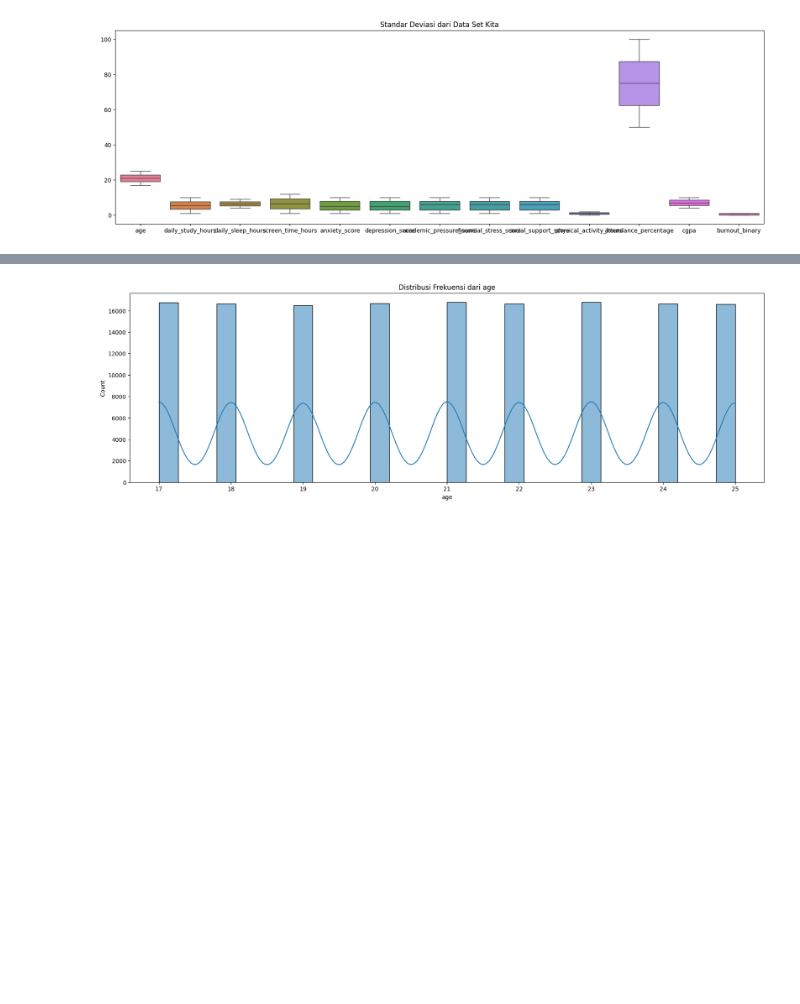
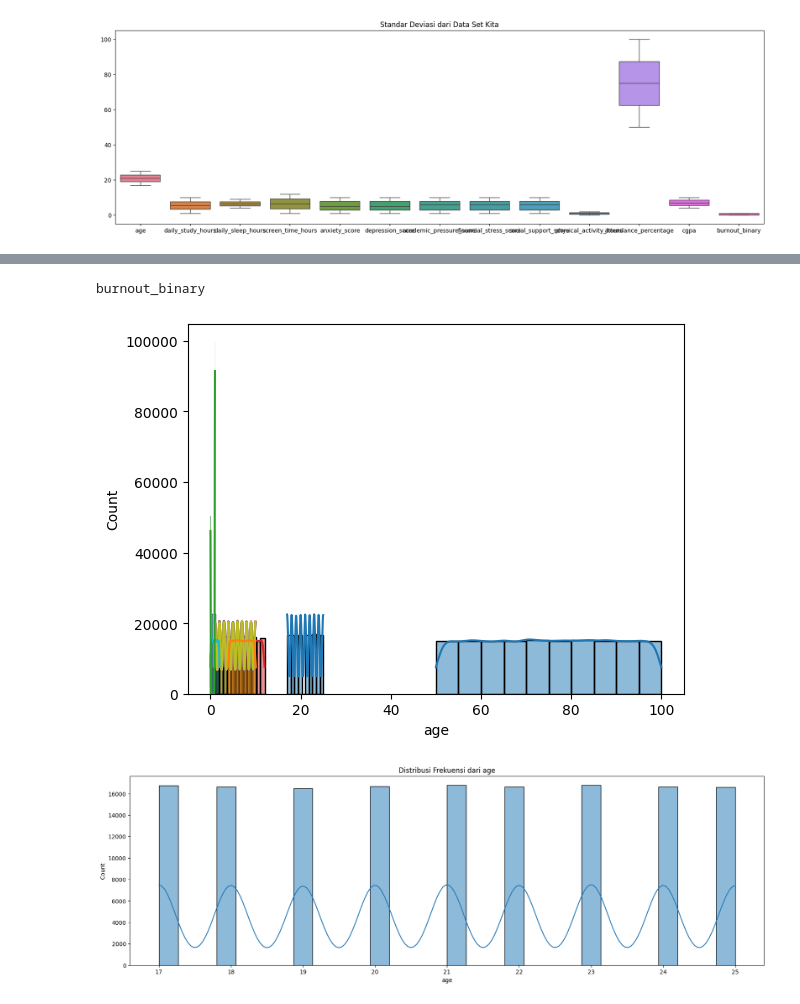
Before and after one commit to wen24-collab/MODEL-MACHINE-LEARNING-CLASSIFIICATION-TINGGKLAT-BRANOUT-SISWA-DAN-ORANG-DEWASA, a Jupyter notebook: prediksi_kelulusan.ipynb, the cells around one changed output, grey strips where cells are left out. Drawn from its saved outputs; the diff is of its cells as text; code cells hidden in the pictures; blank space fills up the shorter version.

```diff
--- a/prediksi_kelulusan.ipynb
+++ b/prediksi_kelulusan.ipynb
@@ -212,3 +282,10 @@ data_numerik = data_finalmodel.select_dtypes(include=['float64', 'int64']) #meli
+# %%
+for i in data_numerik.columns:
+    sns.histplot(data=data_numerik, x=i, bins=10, kde=True)
+print(i)
+# %% [output]
+burnout_binary
+[figure, added]
 # %%
 for i in data_numerik.columns:
     plt.figure(figsize=(20,6))
```
Also changed, not shown: parts of 9 cells of this notebook.
